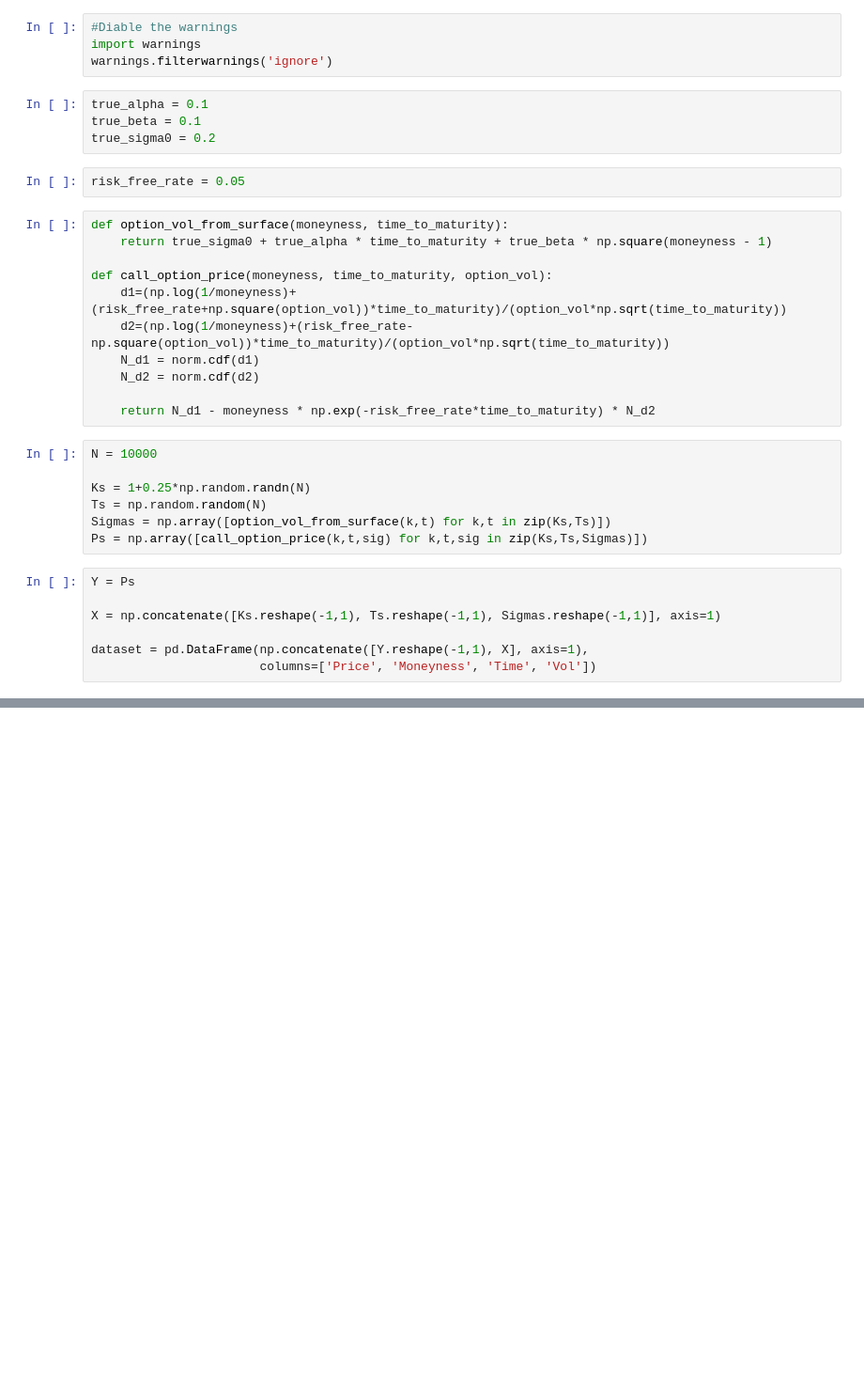
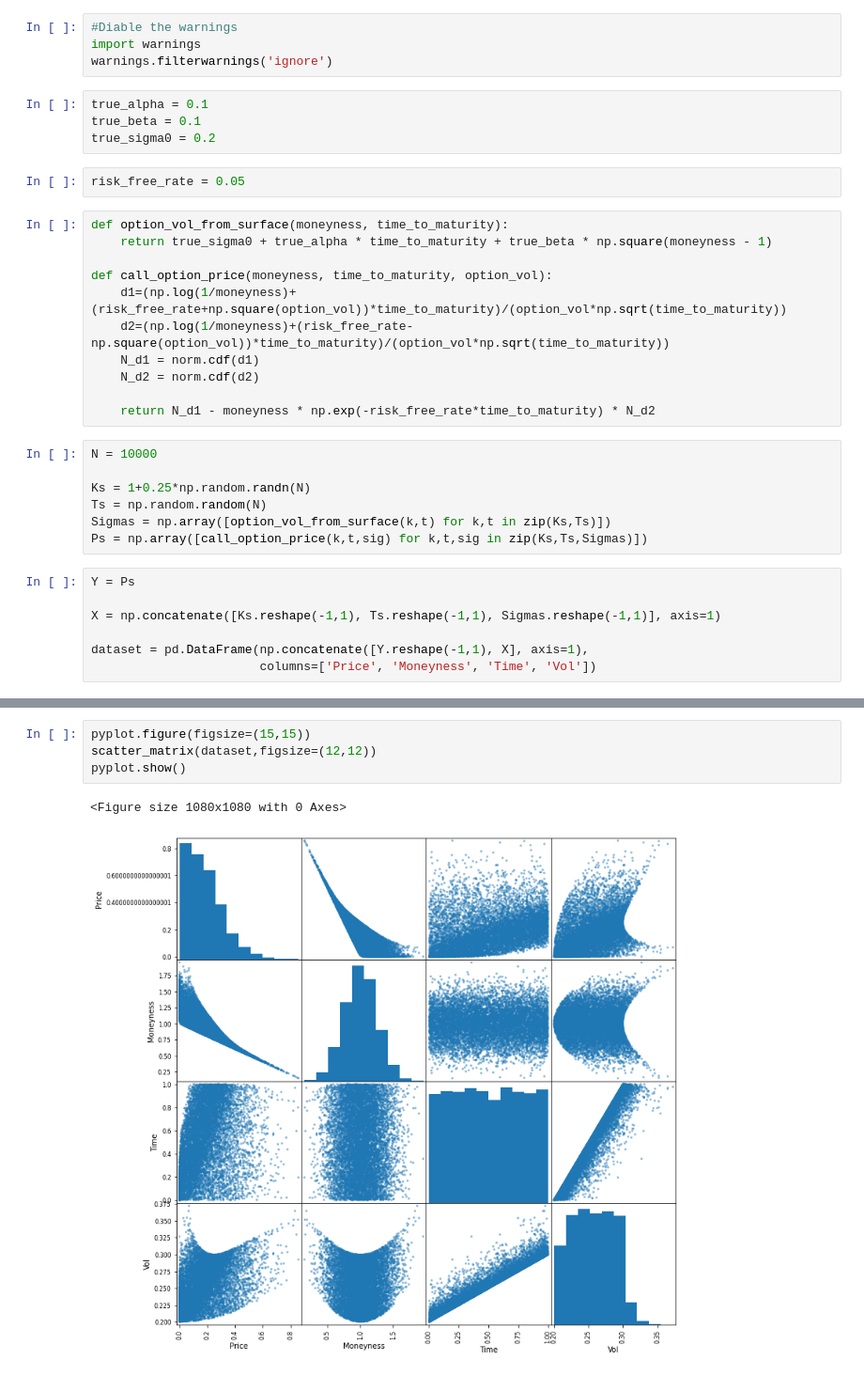
Before and after one commit to FerraroSoftware/AlgoTrading, a Jupyter notebook: Derivatives.ipynb, the cells around one changed output, grey strips where cells are left out. Shown at 94% size. Saved outputs shown, nothing was run; the diff lists cells and outputs as text; blank space fills up the shorter version.

```diff
--- a/Derivatives.ipynb
+++ b/Derivatives.ipynb
@@ -104,0 +136,7 @@ dataset.head()
+# %%
+pyplot.figure(figsize=(15,15))
+scatter_matrix(dataset,figsize=(12,12))
+pyplot.show()
+# %% [output]
+<Figure size 1080x1080 with 0 Axes>
+[figure, added]
```
Also changed, not shown: parts of 26 cells of this notebook.
